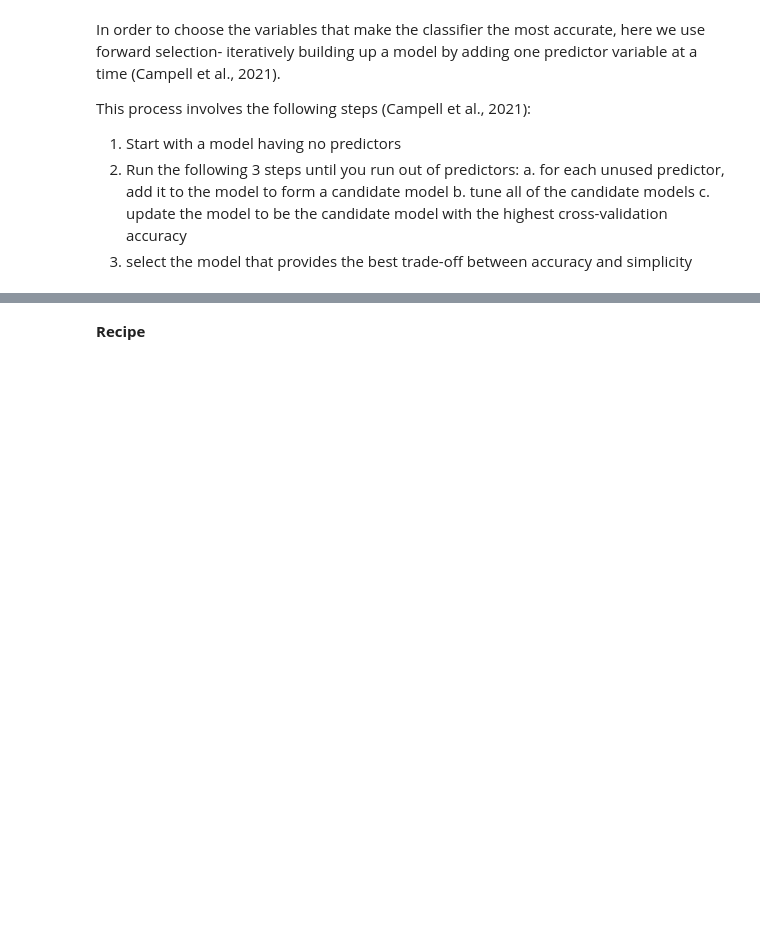
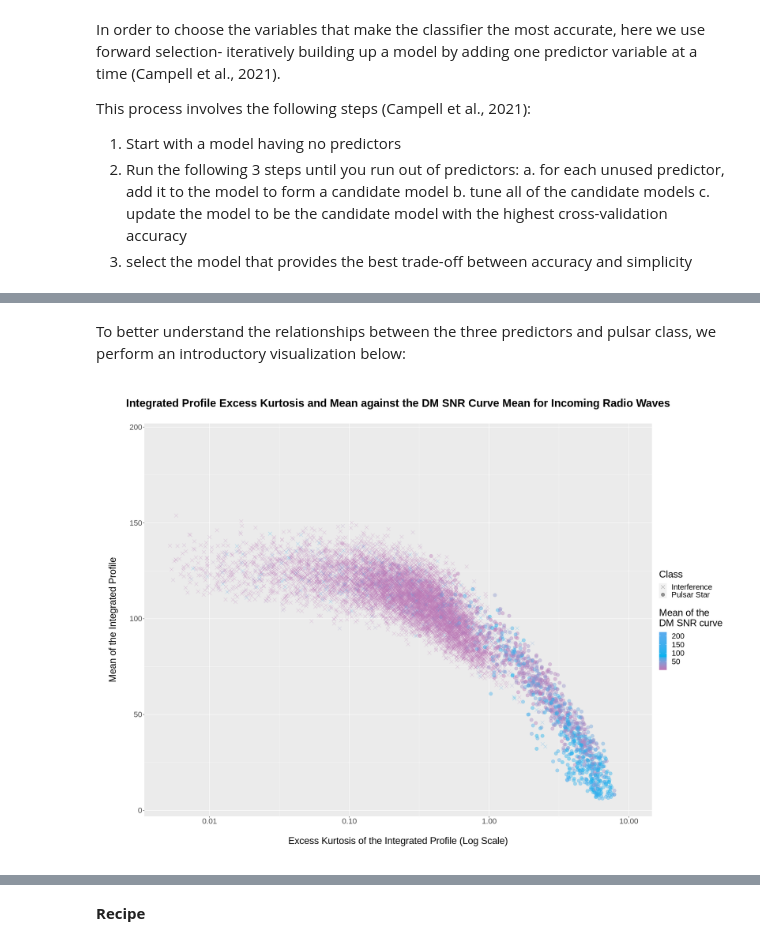
Before and after one commit to Remembria/Group-Analysis-of-Pulsar-Signalling, a Jupyter notebook: Group_Project_Report.ipynb, the cells around one changed output, grey strips where cells are left out. Drawn from its saved outputs; the diff is of its cells as text; code cells hidden in the pictures; blank space fills up the shorter version.

```diff
--- a/Group_Project_Report.ipynb
+++ b/Group_Project_Report.ipynb
@@ -245,0 +258,32 @@ pulsar_testing <- select(pulsar_testing, "IP.mean",
+# %% [markdown]
+To better understand the relationships between the three predictors and pulsar class, we perform an introductory visualization below:
+# %%
+point1 = c(4, 150)
+
+options(repr.plot.width = 20, repr.plot.height = 15)
+pulsar_plot <- pulsar_training %>%
+    ggplot(aes(x = Excess.kurtosis.of.the.integrated.profile,
+               y = Mean.of.the.integrated.profile,
+               colour = Mean.of.the.DM.SNR.curve,
+               shape = Class)) +
+        geom_point(alpha = 0.4,
+                   size = 3.4) +
+        scale_shape_manual(values=c(4, 19)) +
+        labs(x = "\nExcess Kurtosis of the Integrated Profile (Log Scale)\n",
+             y = "\nMean of the Integrated Profile\n",
+             color = "Mean of the\nDM SNR curve",
+             shape = "Class") +
+        ggtitle("\nIntegrated Profile Excess Kurtosis and Mean against the DM SNR Curve Mean for Incoming Radio Waves\n") +
+        theme(text = element_text(size = 22),
+              plot.title = element_text(size = 25,
+                                        face="bold",
+                                        hjust = 0.5))+
+        scale_x_log10(limits = c(0.005, 10)) +
+        scale_color_gradient2(low = "deeppink2",
+                              mid = "deepskyblue2",
+                              high = "steelblue2",
+                              midpoint = 80)
+
+pulsar_plot
+# %% [output]
+[figure, added]
```
Also changed, not shown: parts of 39 cells of this notebook.
